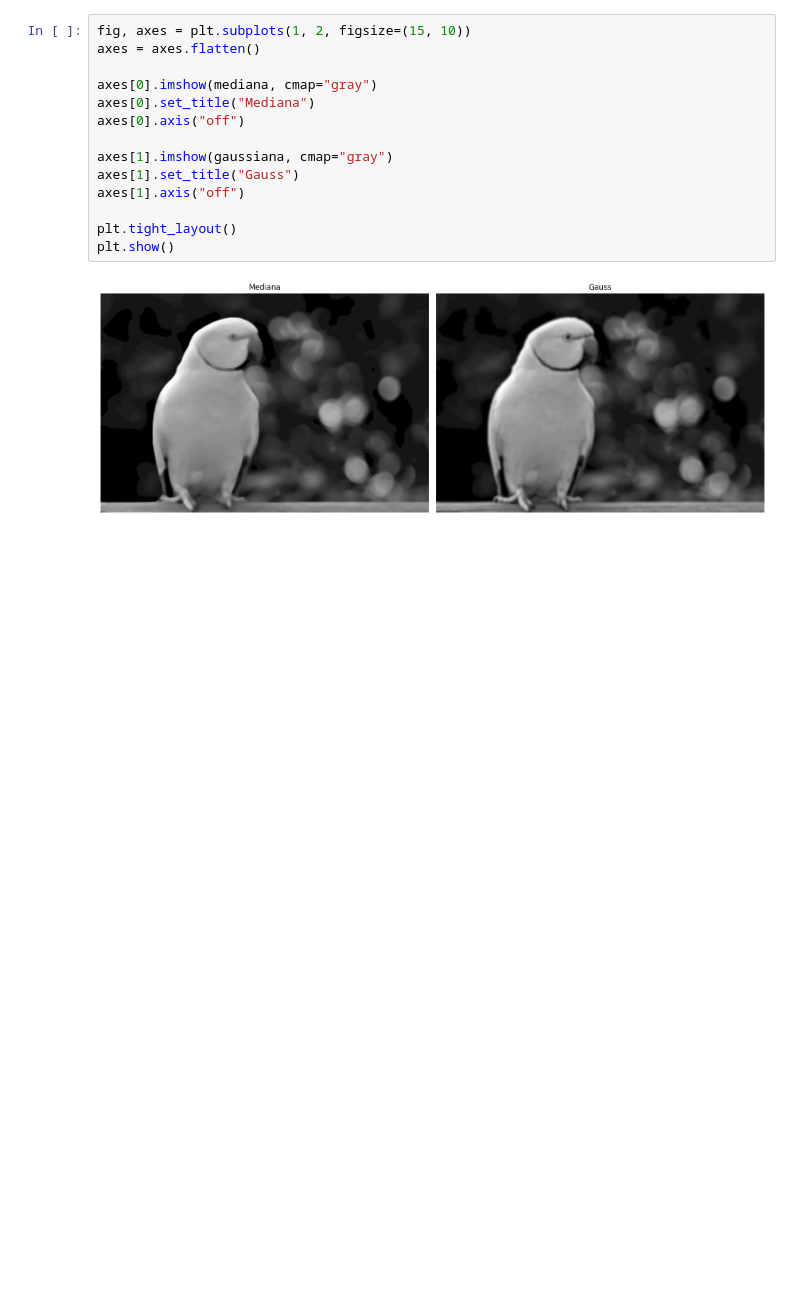
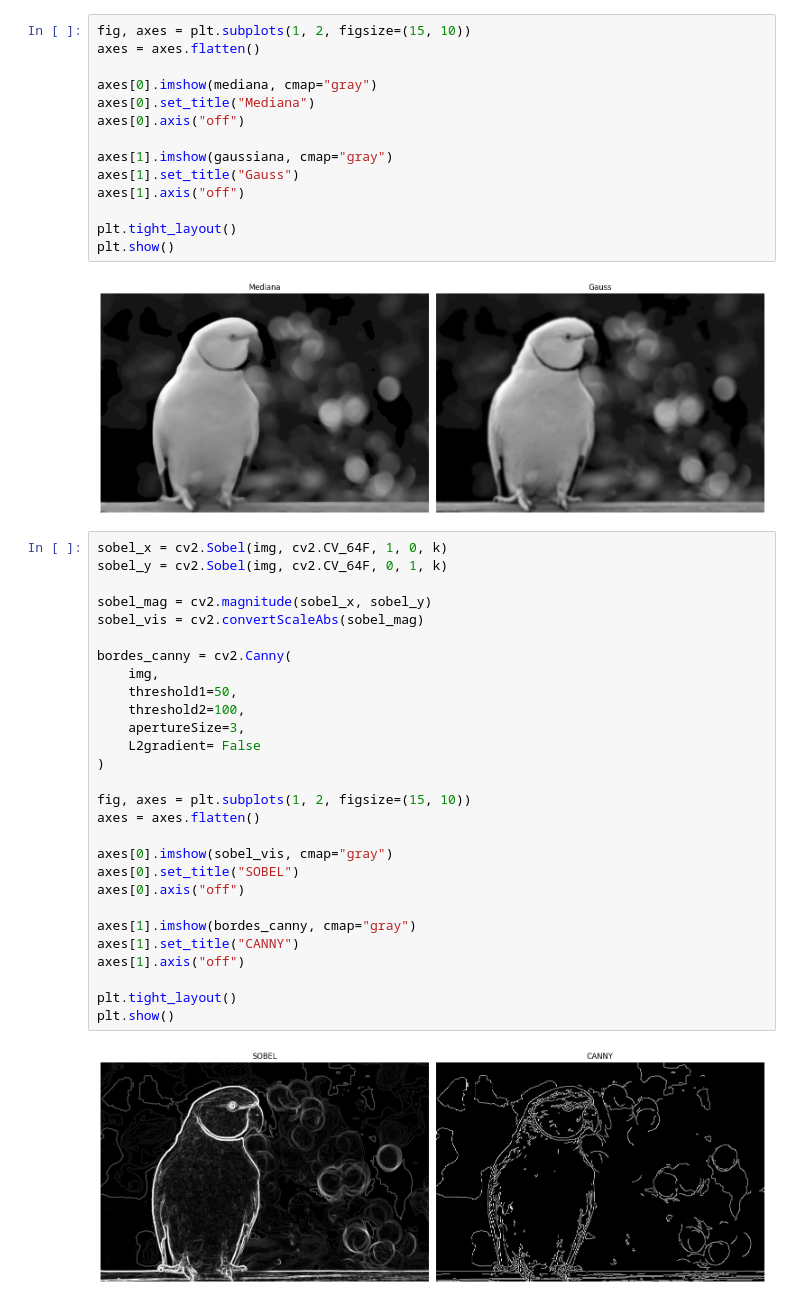
Before and after one commit to JanethGrimaldo/AI, a Jupyter notebook: AF5.ipynb, the cells around one changed output. Saved outputs shown, nothing was run; the diff lists cells and outputs as text; blank space fills up the shorter version.

```diff
--- a/AF5.ipynb
+++ b/AF5.ipynb
@@ -48,3 +48,33 @@ plt.tight_layout()
 plt.show()
 # %% [output]
 [figure]
+# %%
+sobel_x = cv2.Sobel(img, cv2.CV_64F, 1, 0, k)
+sobel_y = cv2.Sobel(img, cv2.CV_64F, 0, 1, k)
+
+sobel_mag = cv2.magnitude(sobel_x, sobel_y)
+sobel_vis = cv2.convertScaleAbs(sobel_mag)
+
+bordes_canny = cv2.Canny(
+    img,
+    threshold1=50,
+    threshold2=100,
+    apertureSize=3,
+    L2gradient= False
+)
+
+fig, axes = plt.subplots(1, 2, figsize=(15, 10))
+axes = axes.flatten()
+
+axes[0].imshow(sobel_vis, cmap="gray")
+axes[0].set_title("SOBEL")
+axes[0].axis("off")
+
+axes[1].imshow(bordes_canny, cmap="gray")
+axes[1].set_title("CANNY")
+axes[1].axis("off")
+
+plt.tight_layout()
+plt.show()
+# %% [output]
+[figure, added]
```
Also changed, not shown: parts of 1 cell of this notebook.
